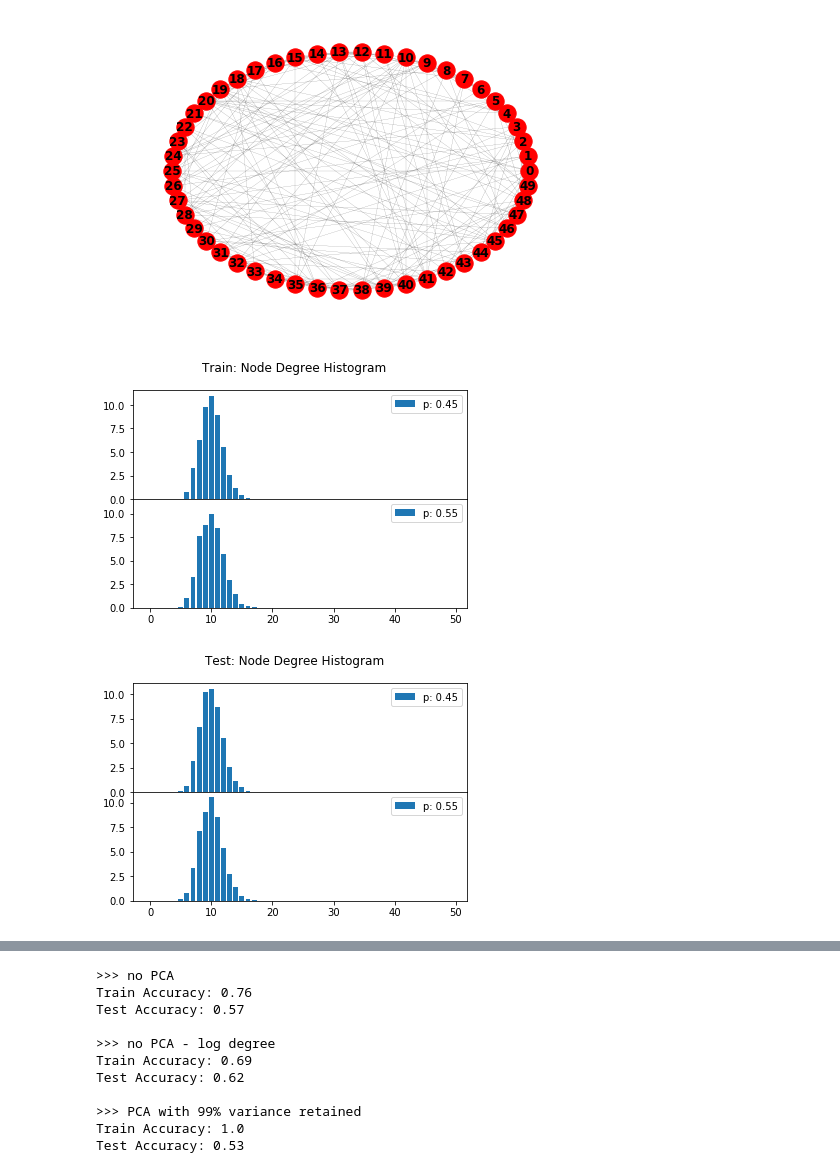
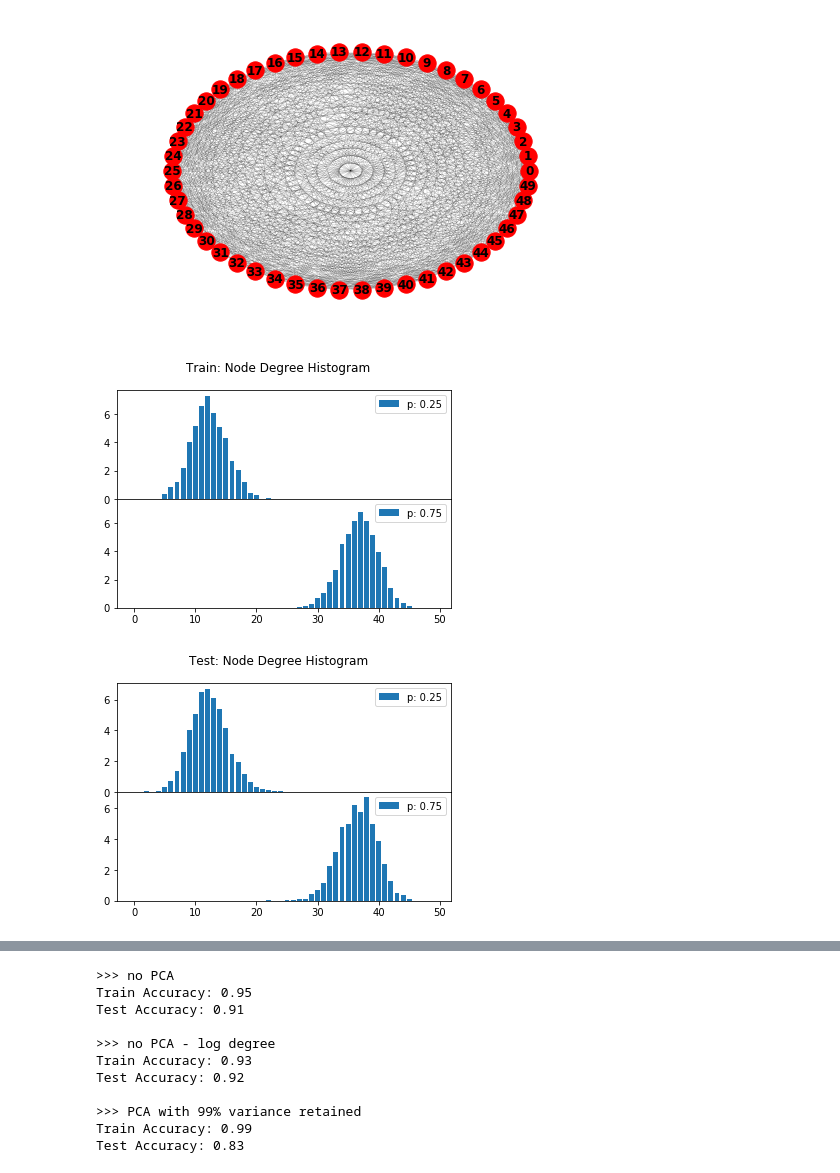
Before and after one commit to alanli-ca/brain-graph-classification, a Jupyter notebook: graph-classification-node-degree.ipynb, the cells around one changed output, grey strips where cells are left out. Drawn from its saved outputs; the diff is of its cells as text; code cells hidden in the pictures.

```diff
--- a/graph-classification-node-degree.ipynb
+++ b/graph-classification-node-degree.ipynb
@@ -4,6 +4,7 @@ import numpy as np
 import networkx as nx
 import networkx.algorithms.approximation.clustering_coefficient as cc
 import networkx.algorithms.shortest_paths.generic as sp
+from sklearn.manifold import TSNE
 # from node2vec import Node2Vec
 import math
 import pdb
@@ -25,7 +26,7 @@ def graph_to_degree_hist(graph):
     degree_hist_padded = pad_zeros(degree_hist, num_nodes)
     return degree_hist_padded
 
-def generate_graph(num_nodes, p, k=None, graph_type=1):
+def generate_graph(num_nodes, p, k=None, m=None, gamma=3, graph_type=1):
     if graph_type == 1:
         G = nx.fast_gnp_random_graph(n=num_nodes, p=prob)
     elif graph_type == 2:
@@ -34,6 +35,12 @@ def generate_graph(num_nodes, p, k=None, graph_type=1):
         G = nx.newman_watts_strogatz_graph(n=num_nodes, k=k, p=prob)
     elif graph_type == 4:
         G = nx.connected_watts_strogatz_graph(n=num_nodes, k=k, p=prob)
+    elif graph_type == 5:
+        G = nx.barabasi_albert_graph(n=num_nodes, m=m)
+    elif graph_type == 6:
+        G = nx.powerlaw_cluster_graph(n=num_nodes, m=m, p=prob)
+    elif graph_type == 7:
+        G = nx.random_powerlaw_tree(n=num_nodes, gamma=gamma)
     return G
 
 def plot_degree_histograms(data, labels, prefix=""):
@@ -55,6 +62,18 @@ def plot_degree_histograms(data, labels, prefix=""):
         ax.label_outer()
         ax.legend()
 
+def tSNE_visualization(data, labels):
+    tsne = TSNE(n_components=2, random_state=0)
+    data_2d = tsne.fit_transform(data)
+    label_classes = np.unique(labels).tolist()
+
+    plt.figure(figsize=(6, 5))
+    colors = ['r', 'g', 'b', 'c', 'm', 'y', 'k', 'w', 'orange', 'purple']
+    for i, c in zip(label_classes, colors):
+        plt.scatter(data_2d[labels == i, 0], data_2d[labels == i, 1], c=c, label=i)
+    plt.title("tSNE visualization of graph classes")
+    plt.legend()
+
 probability_tests = {
     "test1": [0.25, 0.75],
     "test2": [0.49999, 0.50001],
@@ -70,17 +89,22 @@ graph_types = {
     "fast_gnp_random_graph": 1,
     "watts_strogatz_graph": 2, # rewires existing edge with prob p
     "newman_watts_strogatz_graph": 3, # adds new edge with prob p
-    "connected_watts_strogatz_graph": 4 # rewires existing edge with prob p, but ensures connected graph
+    "connected_watts_strogatz_graph": 4, # rewires existing edge with prob p, but ensures connected graph
+    "barabasi_albert_graph": 5, # a graph of n nodes is grown by attaching new nodes each with m edges that are preferentially attached to existing nodes with high degree
+    "powerlaw_cluster_graph": 6, # growing graphs with powerlaw degree distribution and approximate average clustering
+    "random_powerlaw_tree": 7 # returns a tree with a power law degree distribution
 }
 
 # select probabilities test case
-probs = probability_tests["test8"]
+probs = probability_tests["test1"]
 
 # select graph hyper-parameters
-graph_type = graph_types["connected_watts_strogatz_graph"]
+graph_type = graph_types["fast_gnp_random_graph"]
 graphs_per_class = 50
 num_nodes = 50 #569 in the Nature study
-knn = 10
+knn = 10 # used in watts-strogatz graphs
+m_edges = 10 # used in barabasi-albert graph
+gamma = 3 # used in random powerlaw tree
 
 # plot specs
 graph_edge_width = 0.1
@@ -93,8 +117,8 @@ labels_test = []
 # generate training and test graphs
 for counter, prob in enumerate(probs):
     for graph in range(graphs_per_class):
-        G_train = generate_graph(num_nodes, prob, knn, graph_type=graph_type)
-        G_test = generate_graph(num_nodes, prob, knn, graph_type=graph_type)
+        G_train = generate_graph(num_nodes, prob, knn, m_edges, gamma, graph_type=graph_type)
+        G_test = generate_graph(num_nodes, prob, knn, m_edges, gamma, graph_type=graph_type)
         graphs_train.append(G_train)
         graphs_test.append(G_test)
         labels_train.append(str(prob))
@@ -123,6 +147,7 @@ test_labels = np.array(labels_test)
 
 plot_degree_histograms(train_X, train_labels, "Train")
 plot_degree_histograms(test_X, test_labels, "Test")
+tSNE_visualization(train_X, train_labels)
 
 train_X, train_labels = unison_shuffled_copies(train_X, train_labels)
 test_X, test_labels = unison_shuffled_copies(test_X, test_labels)
@@ -131,3 +156,3 @@ test_X, test_labels = unison_shuffled_copies(test_X, test_labels)
-[figure, old version]
+[figure, new version]
-[figure, old version]
+[figure, new version]
-[figure, old version]
+[figure, new version]
@@ -182,13 +208,13 @@ print_results(np.ravel(train_predictions), train_labels, "Train Accuracy")
 print_results(np.ravel(test_predictions), test_labels, "Test Accuracy")
 # %% [output]
 >>> no PCA
-Train Accuracy: 0.76
-Test Accuracy: 0.57
+Train Accuracy: 0.95
+Test Accuracy: 0.91
 
 >>> no PCA - log degree
-Train Accuracy: 0.69
-Test Accuracy: 0.62
+Train Accuracy: 0.93
+Test Accuracy: 0.92
 
 >>> PCA with 99% variance retained
-Train Accuracy: 1.0
-Test Accuracy: 0.53
+Train Accuracy: 0.99
+Test Accuracy: 0.83
```
Also changed, not shown: parts of 1 cell of this notebook, 2 other files.
